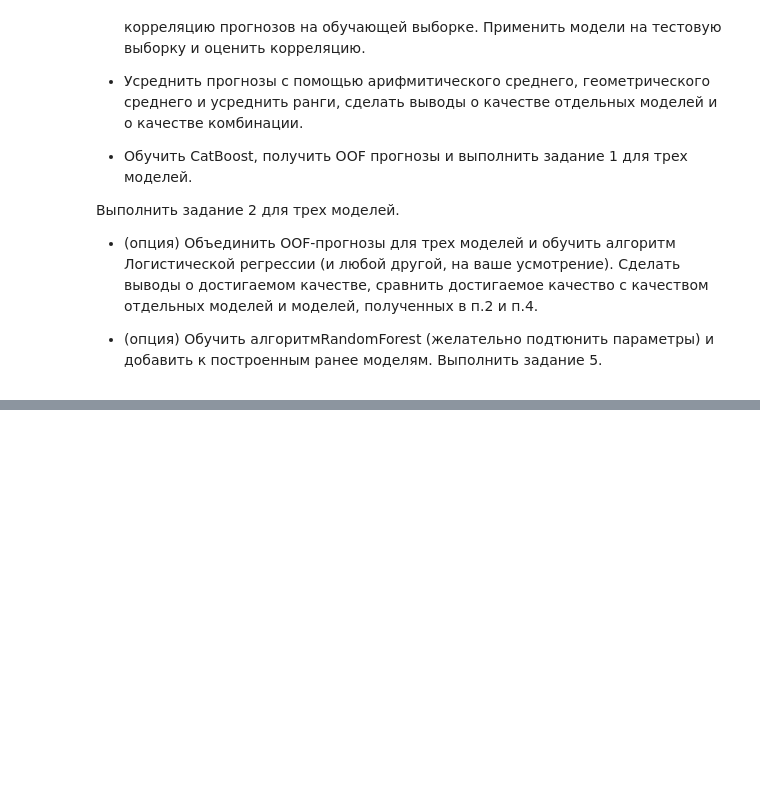
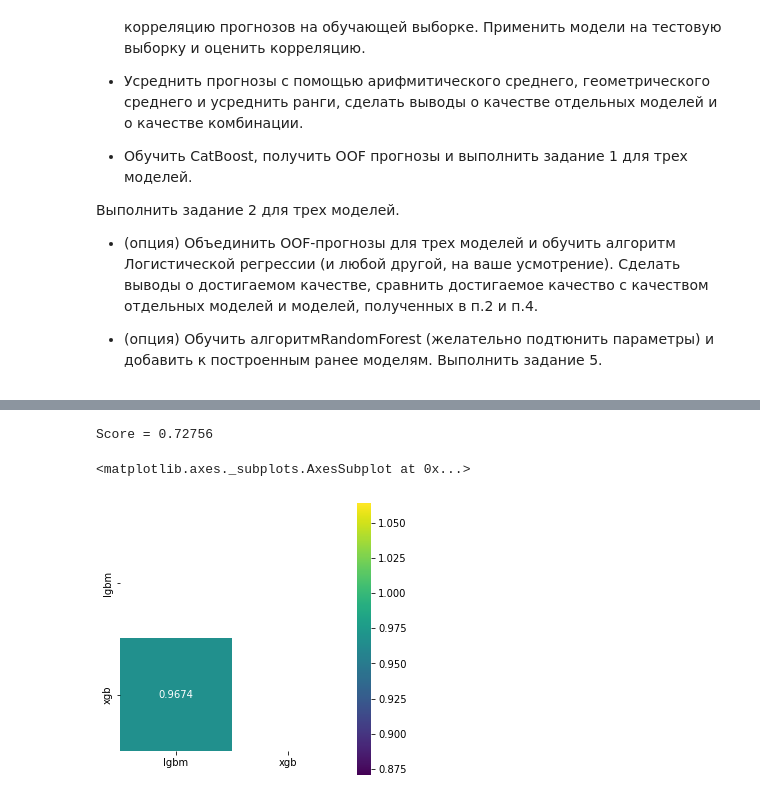
Before and after one commit to lyutov89/Kaggle_platform_GB, a Jupyter notebook: lesson07/HW_lesson7.ipynb, the cells around one changed output, grey strips where cells are left out. Saved outputs shown, nothing was run; the diff lists cells and outputs as text; code cells hidden in the pictures; blank space fills up the shorter version.

```diff
--- a/lesson07/HW_lesson7.ipynb
+++ b/lesson07/HW_lesson7.ipynb
@@ -16,0 +469,4 @@
+# %%
+import re
+train = train.rename(columns = lambda x:re.sub('[^A-Za-z0-9_]+', '', x))
+test = test.rename(columns = lambda x:re.sub('[^A-Za-z0-9_]+', '', x))
@@ -16,0 +493,8 @@
+# %%
+lgb_estimators, lgb_oof_preds = lightgbm_cross_validation(
+    params=lgbm_params, X=train, y=target, cv=cv)
+
+# метрика качества
+lgb_oof_score = roc_auc_score(
+    target, lgb_oof_preds
+)
@@ -16,0 +524,15 @@
+# %%
+xgb_params = {
+    "objective": "binary:logistic",
+    "booster": "gbtree",
+    "eval_metric": "auc",
+    "eta": "0.05",
+    "max_depth": 6,
+    "min_child_weight": 30,
+    "nthread": 6,
+    "random_seed": 42
+}
+
+xgb_cv = KFold(n_splits=7, random_state=42, shuffle=True)
+# %%
+xgb_estimators, _, xgb_oof = xgboost_cross_validation(xgb_params, train, target, xgb_cv)
@@ -16,0 +557,20 @@
+# %%
+xgb_score = roc_auc_score(target, xgb_oof)
+print(f"Score = {round(xgb_score, 5)}")
+# %% [output]
+Score = 0.72756
+# %%
+scores_train = pd.DataFrame({
+    "lgbm": lgb_oof_preds,
+    "xgb": xgb_oof,
+     })
+
+corr = scores_train.corr()
+mask = np.zeros_like(corr, dtype=np.bool)
+mask[np.triu_indices_from(mask)] = True
+
+fig, axes = plt.subplots(1, 1, figsize=(5, 5))
+sns.heatmap(corr, mask=mask, annot=True, fmt=".4g", square=True, cmap="viridis", ax=axes)
+# %% [output]
+<matplotlib.axes._subplots.AxesSubplot at 0x...>
+[figure, added]
```
Also changed, not shown: parts of 63 cells of this notebook.
